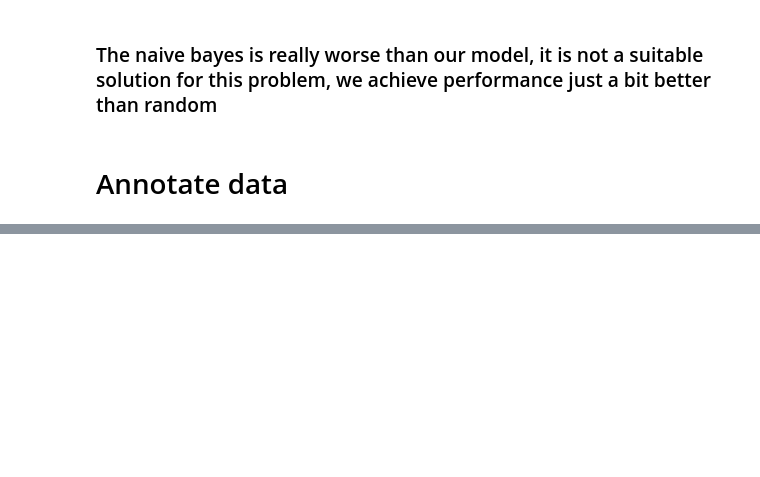
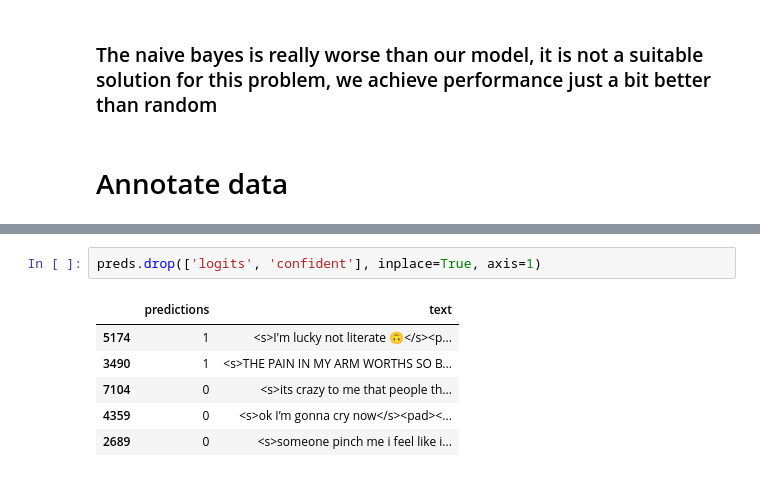
Before and after one commit to meliioko/nlp8, a Jupyter notebook: nlp8.ipynb, the cells around one changed output, grey strips where cells are left out. Saved outputs shown, nothing was run; the diff lists cells and outputs as text; blank space fills up the shorter version.

```diff
--- a/nlp8.ipynb
+++ b/nlp8.ipynb
@@ -408,0 +415,9 @@ Recall: 0.5875
+# %%
+preds.drop(['logits', 'confident'], inplace=True, axis=1)
+# %% [output]
+|  | predictions | text |
+| 5174 | 1 | <s>I'm lucky not literate 🙃</s><p... |
+| 3490 | 1 | <s>THE PAIN IN MY ARM WORTHS SO B... |
+| 7104 | 0 | <s>its crazy to me that people th... |
+| 4359 | 0 | <s>ok I’m gonna cry now</s><pad><... |
+| 2689 | 0 | <s>someone pinch me i feel like i... |
```
Also changed, not shown: parts of 10 cells of this notebook.
